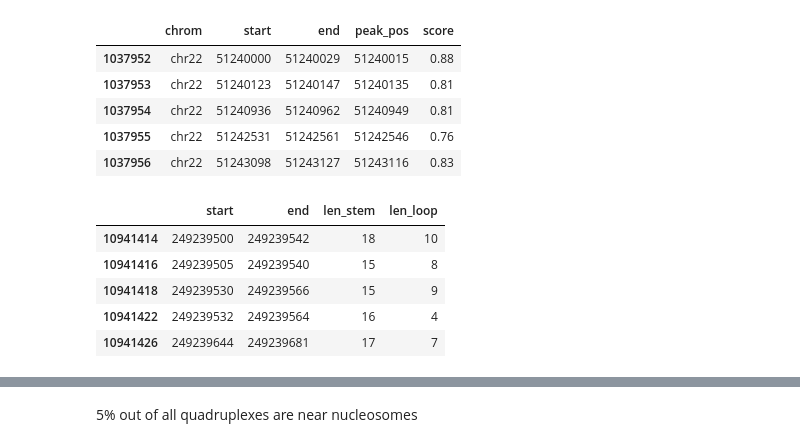
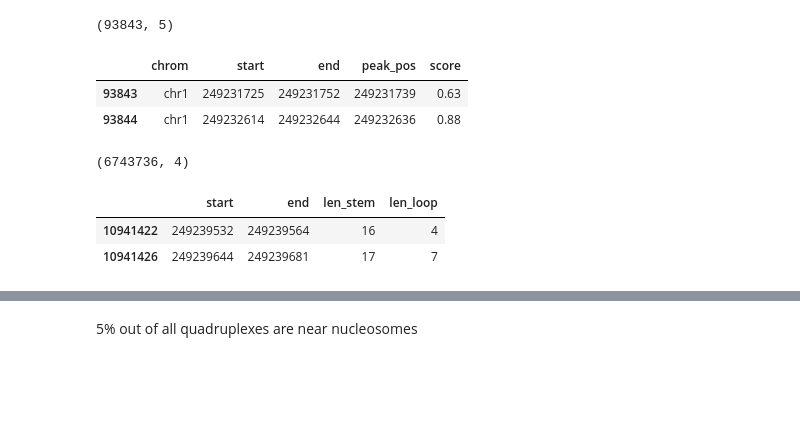
Before and after one commit to eamag/secpunct, a Jupyter notebook: notebooks/prototyping.ipynb, the cells around one changed output, grey strips where cells are left out. Cells and saved outputs as stored; diff of their text form; code cells hidden in the pictures; blank space fills up the shorter version.

```diff
--- a/notebooks/prototyping.ipynb
+++ b/notebooks/prototyping.ipynb
@@ -1,29 +1,28 @@
 # %%
 %matplotlib inline
 import matplotlib.pyplot as plt
 import seaborn as sns
 import numpy as np
 import os
 import pandas as pd
 from tqdm import tqdm_notebook as tqdm
 
 uplifted = pd.read_csv('../data/peaks.min_peak_score_0.6.thresh_0.5.csv', index_col=0)
 # uplifted.drop('Unnamed: 0', inplace=True, axis=1)
-uplifted.tail()
+uplifted = uplifted[uplifted.chrom == 'chr1'].copy()
+print(uplifted.shape)
+uplifted.tail(2)
 # %% [output]
+(93843, 5)
 |  | chrom | start | end | peak_pos | score |
-| 1037952 | chr22 | 51240000 | 51240029 | 51240015 | 0.88 |
-| 1037953 | chr22 | 51240123 | 51240147 | 51240135 | 0.81 |
-| 1037954 | chr22 | 51240936 | 51240962 | 51240949 | 0.81 |
-| 1037955 | chr22 | 51242531 | 51242561 | 51242546 | 0.76 |
-| 1037956 | chr22 | 51243098 | 51243127 | 51243116 | 0.83 |
+| 93843 | chr1 | 249231725 | 249231752 | 249231739 | 0.63 |
+| 93844 | chr1 | 249232614 | 249232644 | 249232636 | 0.88 |
 # %%
 df = pd.read_csv('../data/chr1.S15-30.filtered.csv', index_col=0, dtype='int')
-df.tail()
+print(df.shape)
+df.tail(2)
 # %% [output]
+(6743736, 4)
 |  | start | end | len_stem | len_loop |
-| 10941414 | 249239500 | 249239542 | 18 | 10 |
-| 10941416 | 249239505 | 249239540 | 15 | 8 |
-| 10941418 | 249239530 | 249239566 | 15 | 9 |
 | 10941422 | 249239532 | 249239564 | 16 | 4 |
 | 10941426 | 249239644 | 249239681 | 17 | 7 |
```
Also changed, not shown: parts of 19 cells of this notebook, 5 other files.
